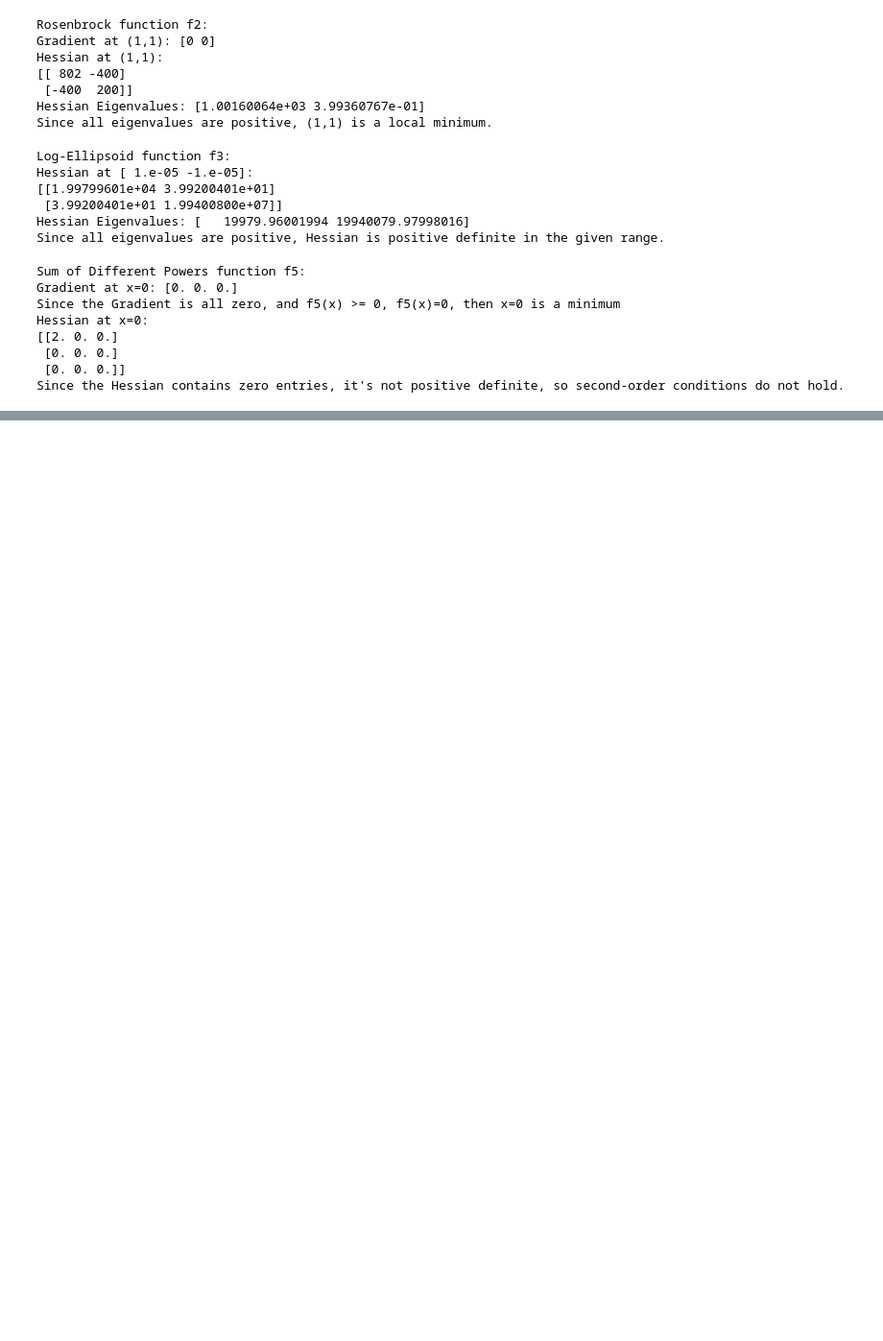
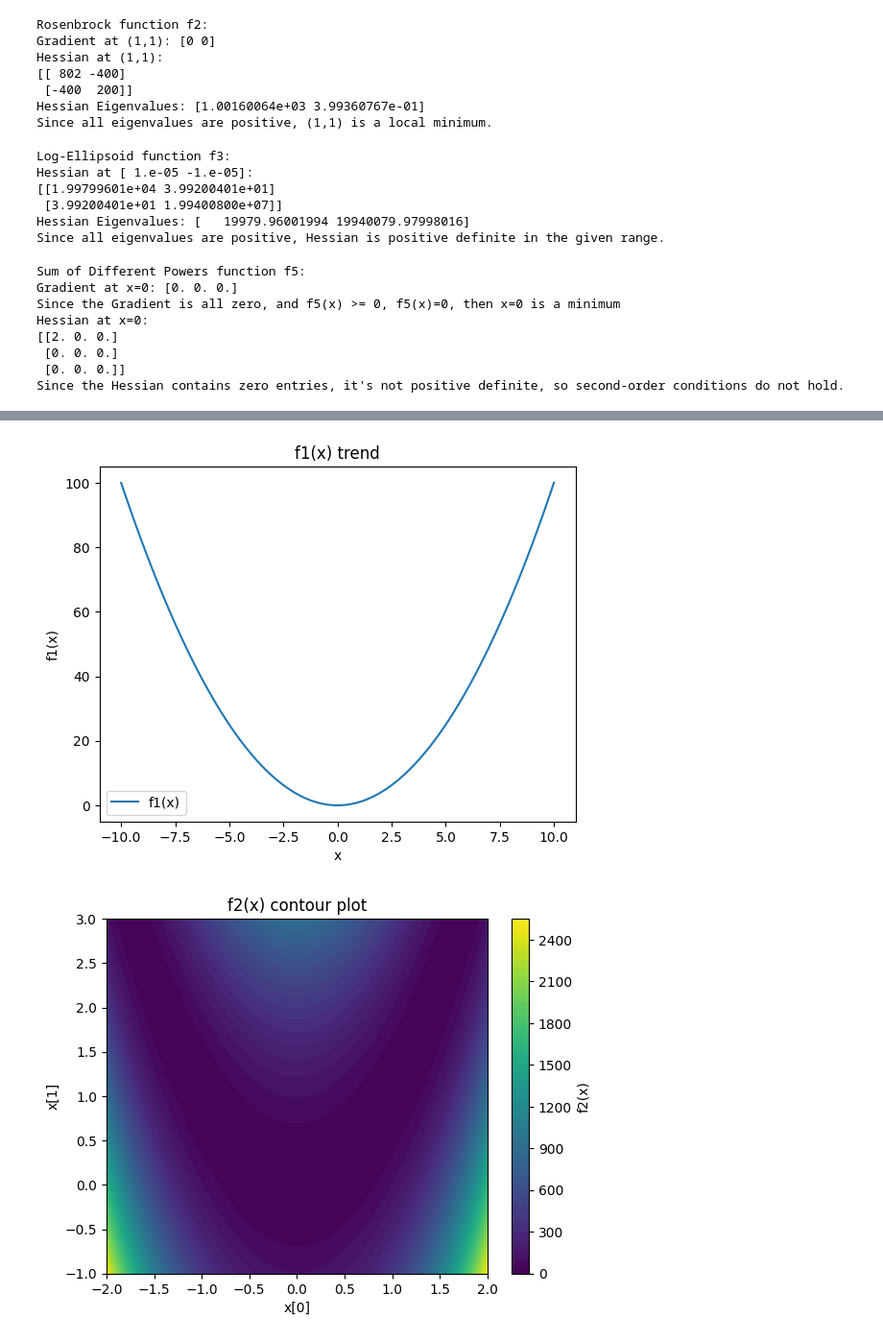
Before and after one commit to santiweide/ku2025-no, a Jupyter notebook: code_week1/Assignment_Notebook.ipynb, the cells around one changed output, grey strips where cells are left out. Shown at 96% size. Saved outputs shown, nothing was run; the diff lists cells and outputs as text; code cells hidden in the pictures; blank space fills up the shorter version.

```diff
--- a/code_week1/Assignment_Notebook.ipynb
+++ b/code_week1/Assignment_Notebook.ipynb
@@ -170,8 +144,8 @@ Hessian at x=0:
  [0. 0. 0.]]
 Since the Hessian contains zero entries, it's not positive definite, so second-order conditions do not hold.
 # %%
-### f1
-x0 = np.ones(2)
+# f1
+x0 = np.array([-1.2,1.0])
 max_iterations = 1000
 epsilon = 1.e-10
 evaluate_optimizer(scipy_bfgs, f1, df1, Hf1, x0, max_iterations, epsilon, "f1")
@@ -291,3 +295,72 @@ Runtime: 0.002925 seconds
 # print("number of function evaluations:", len(grad_norms))
 # print("final function value:", f4(xs[-1]))
 # print("final gradient norm:", grad_norms[-1])
+# %%
+## additional experiments: get a big picture of the functions f1...f5
+
+import numpy as np
+import matplotlib.pyplot as plt
+
+######f1
+def f1(x, alpha=1000):
+    w = alpha**(np.linspace(0, 1, len(x)))
+    return np.sum(w * x**2)
+
+x_values = np.linspace(-10, 10, 100)
+y_values = [f1(np.array([x])) for x in x_values]
+
+plt.plot(x_values, y_values, label='f1(x)')
+plt.xlabel('x')
+plt.ylabel('f1(x)')
+plt.title('f1(x) trend')
+plt.legend()
+plt.show()
+
+#####f2
+x = np.linspace(-2, 2, 100)
+y = np.linspace(-1, 3, 100)
+X, Y = np.meshgrid(x, y)
+Z = np.array([f2(np.array([xi, yi])) for xi, yi in zip(X.ravel(), Y.ravel())]).reshape(X.shape)
+
+plt.contourf(X, Y, Z, levels=50, cmap='viridis')
+plt.colorbar(label='f2(x)')
+plt.xlabel('x[0]')
+plt.ylabel('x[1]')
+plt.title('f2(x) contour plot')
+plt.show()
+
+######f3
+x_values = np.linspace(-10000, 10000, 10000)
+y_values = [f3(np.array([x])) for x in x_values]
+
+plt.plot(x_values, y_values, label='f3(x)')
+plt.xlabel('x')
+plt.ylabel('f3(x)')
+plt.title('f3(x) trend')
+plt.legend()
+plt.show()
+
+######f4
+x_values = np.linspace(-100, 100, 100)
+y_values = [f4(np.array([x]), q=1000) for x in x_values]
+
+plt.plot(x_values, y_values, label='f4(x)')
+plt.xlabel('x')
+plt.ylabel('f4(x)')
+plt.title('f4(x) trend')
+plt.legend()
+plt.show()
+
+######f5
+x_values = np.linspace(-100, 100, 100)
+y_values = [f5(np.array([x])) for x in x_values]
+
+plt.plot(x_values, y_values, label='f5(x)')
+plt.xlabel('x')
+plt.ylabel('f5(x)')
+plt.title('f5(x) trend')
+plt.legend()
+plt.show()
+# %% [output]
+[figure, added]
+[figure, added]
```
Also changed, not shown: parts of 9 cells of this notebook, 2 other files.
